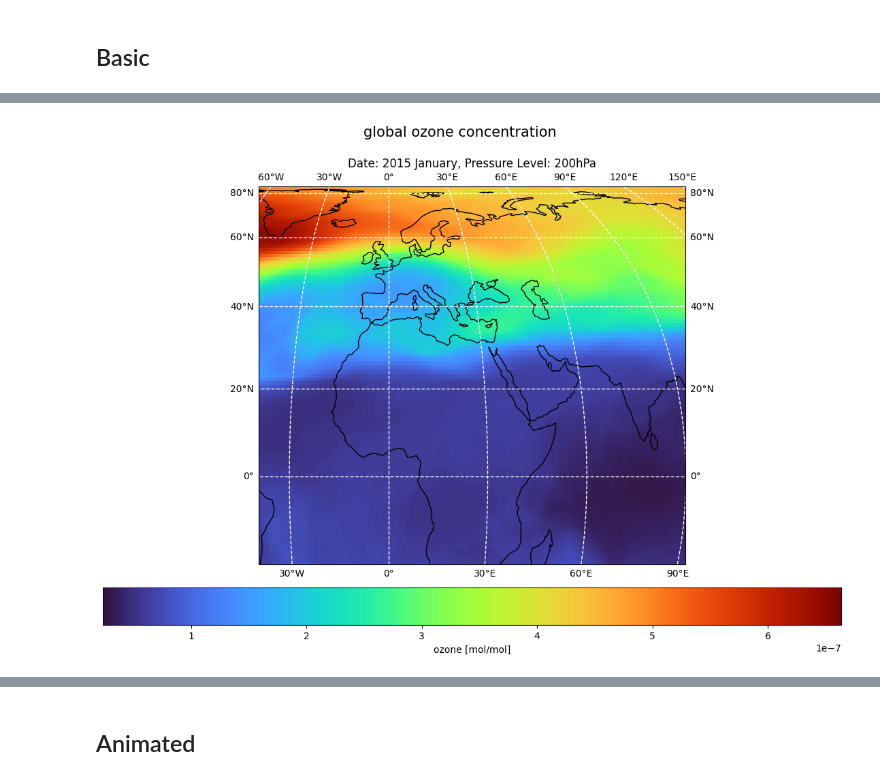
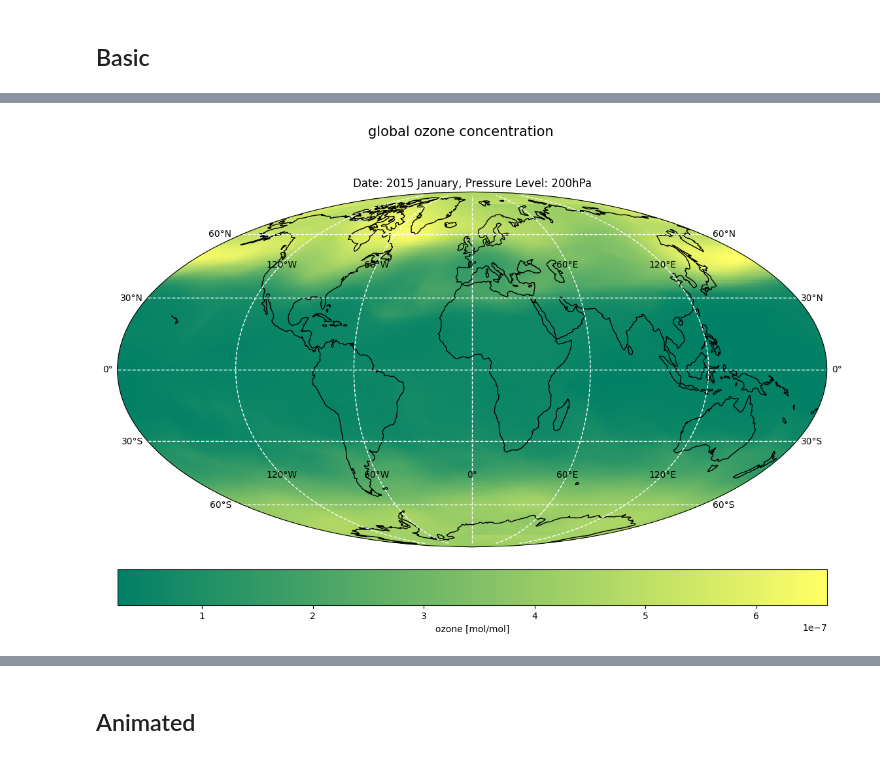
Before and after one commit to lara-j-ds/Summer_Project_24-25, a Jupyter notebook: JupyterNotebook/Xarray_StartupGuide.ipynb, the cells around one changed output, grey strips where cells are left out. Saved outputs shown, nothing was run; the diff lists cells and outputs as text; code cells hidden in the pictures.

```diff
--- a/JupyterNotebook/Xarray_StartupGuide.ipynb
+++ b/JupyterNotebook/Xarray_StartupGuide.ipynb
@@ -175,17 +163,18 @@ rectangle.set_url('https://www.google.com/') # --> can be a web link or file add
 %%time
 # location based scalar data -- colour plot
 
-data = ozone
+time = 0
+pressure = 200
+data = ds.o3.isel(time=time).sel(plev=pressure)
 
 ## Plotting
-fig = plt.figure(figsize=fig_dimensions)
-ax = plt.axes(projection=projection)
+fig = plt.figure(figsize=(14,9))
+ax = plt.axes(projection=ccrs.Mollweide())
 
 # # with normal colours
-graph = data.plot(ax=ax, transform=transform, cmap=cmap, add_colorbar=False)
+graph = data.plot(ax=ax, transform=ccrs.PlateCarree(), cmap='summer', add_colorbar=False)
 
 ## details
-ax.set_extent([-40,90, -20, 95], crs=transform) #[minlon, maxlon, minlat, maxlat]
 ax.gridlines(color='w', linestyle='--', linewidth=1, draw_labels=True)
 ax.coastlines(color='k', linewidth=1)
 colorbar = fig.colorbar(graph, ax=ax, location='bottom', pad=0.05)
@@ -193,7 +182,7 @@ colorbar = fig.colorbar(graph, ax=ax, location='bottom', pad=0.05)
 ## labels/words
 colorbar.set_label(label='ozone [mol/mol]', size=10)
 fig.suptitle(t='global ozone concentration', size=15)
-ax.set_title(label='Date: %s, Pressure Level: %.fhPa' %(timefmt(timeindex), pressurevalue))
+ax.set_title(label='Date: %s, Pressure Level: %.fhPa' %(timefmt(time), pressure))
 
 # save figure
 fig.savefig('H:\\Summer24-25\\Jupyter\\Plots_download\\ozone_conc.png')
@@ -203,4 +192,4 @@ Wall time: 4.58 s
-[figure, old version]
+[figure, new version]
 # %%
 %%time
 # location based scalar data -- contour plot
```
Also changed, not shown: parts of 9 cells of this notebook, 1 other file.
